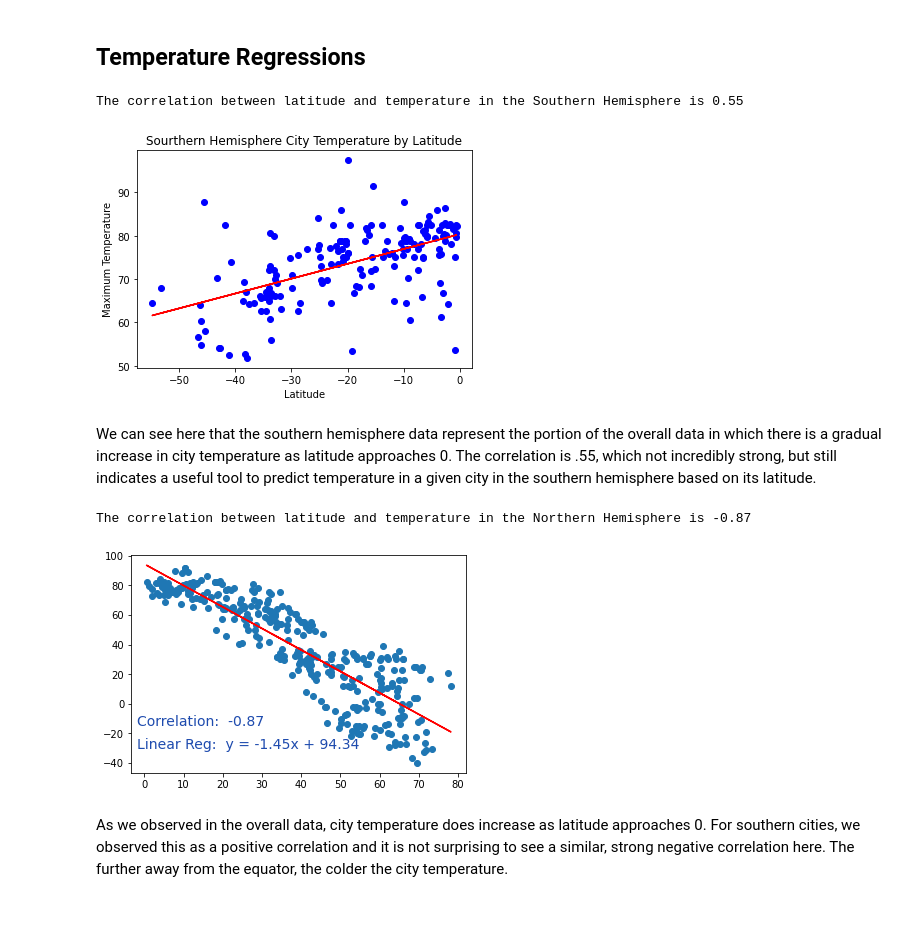
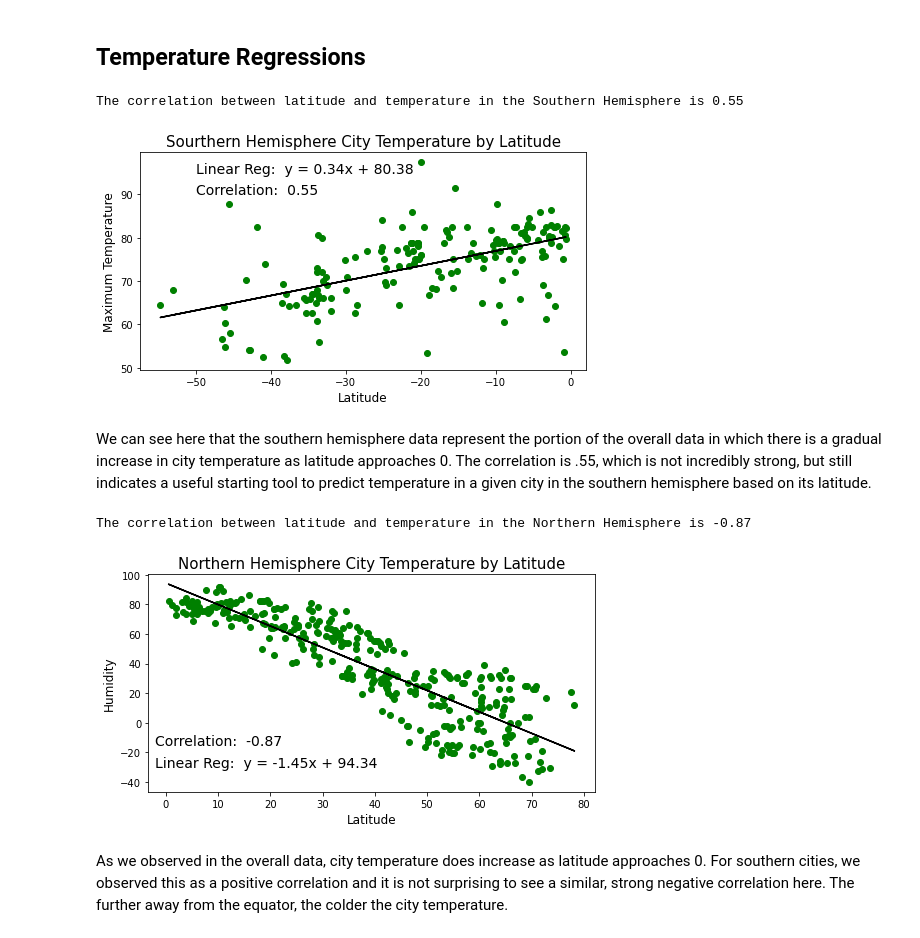
Before and after one commit to mel-c-lowe/Python-API-Challenge, a Jupyter notebook: WeatherPy/WeatherPy.ipynb, the cells around one changed output. Drawn from its saved outputs; the diff is of its cells as text; code cells hidden in the pictures.

```diff
--- a/WeatherPy/WeatherPy.ipynb
+++ b/WeatherPy/WeatherPy.ipynb
@@ -328,39 +327,47 @@ southern_weather
 # %%
 # Let's start with the Southern Hemisphere
 
 # Southern Temp vs Latitude
 south_x = southern_weather["Lat"]
 south_temp = southern_weather["Max Temp"]
 
-plt.plot (south_x, south_temp, "bo")
+plt.figure(figsize=(8, 4))
+
+plt.scatter(south_x, south_temp, color="green")
 
 # Calculate the line of best fit and plot on the graph
 (slope, intercept, rvalue, pvalue, stderr) = linregress(south_x, south_temp)
 regress_values = south_x * slope + intercept
 line_eq = "y = " + str(round(slope,2)) + "x + " + str(round(intercept,2))
 
 # Place the line on the graph and annotate
 correlation = st.pearsonr(south_x, south_temp)
 # Why is this showing so weirdly?
 print(f"The correlation between latitude and temperature in the Southern Hemisphere is {round(correlation[0],2)}")
 
-plt.plot(south_x, regress_values, "r-")
+plt.plot(south_x, regress_values, "k-")
+plt.annotate(f'Correlation:  {round(rvalue, 2)}', (-50,90), fontsize=14, color="black")
+plt.annotate(f'Linear Reg:  {line_eq}', (-50,95), fontsize=14, color="black")
 # plt.annotate(line_eq,(-40,285),fontsize=15,color="green")
 
-plt.ylabel("Maximum Temperature")
-plt.xlabel("Latitude")
-plt.title("Sourthern Hemisphere City Temperature by Latitude")
+plt.ylabel("Maximum Temperature", fontsize=12)
+plt.xlabel("Latitude", fontsize=12)
+plt.title("Sourthern Hemisphere City Temperature by Latitude", fontsize=15)
+plt.tight_layout
 
-plt.show()
+# plt.show()
+plt.savefig("Images/southern_temp.png")
 # %% [output]
 The correlation between latitude and temperature in the Southern Hemisphere is 0.55
-[figure, old version]
+[figure, new version]
 # %% [markdown]
-We can see here that the southern hemisphere data represent the portion of the overall data in which there is a gradual increase in city temperature as latitude approaches 0.  The correlation is .55, which not incredibly strong, but still indicates a useful tool to predict temperature in a given city in the southern hemisphere based on its latitude.
+We can see here that the southern hemisphere data represent the portion of the overall data in which there is a gradual increase in city temperature as latitude approaches 0.  The correlation is .55, which is not incredibly strong, but still indicates a useful starting tool to predict temperature in a given city in the southern hemisphere based on its latitude.
 # %%
 # Northern Temp vs Latitude
 north_x = northern_weather["Lat"]
 north_temp = northern_weather["Max Temp"]
+
+plt.figure(figsize=(8, 4))
 
 correlation = st.pearsonr(north_x, north_temp)
 print(f"The correlation between latitude and temperature in the Northern Hemisphere is {round(correlation[0],2)}")
@@ -369,15 +376,20 @@ print(f"The correlation between latitude and temperature in the Northern Hemisph
 (slope, intercept, rvalue, pvalue, stderr) = linregress(north_x, north_temp)
 regress_values = north_x * slope + intercept
 line_eq = f'y = {str(round(slope,2))}x + {str(round(intercept,2))}'
-plt.scatter(north_x, north_temp)
-plt.plot(north_x, regress_values, "r-")
-plt.annotate(f'Correlation:  {round(rvalue, 2)}', (-2,-15), fontsize=14, color='#1e4bae')
-plt.annotate(f'Linear Reg:  {line_eq}', (-2,-30), fontsize=14, color='#1e4bae')
+plt.scatter(north_x, north_temp, color="green")
+plt.plot(north_x, regress_values, "k-")
+plt.annotate(f'Correlation:  {round(rvalue, 2)}', (-2,-15), fontsize=14, color="black")
+plt.annotate(f'Linear Reg:  {line_eq}', (-2,-30), fontsize=14, color="black")
 
-plt.show()
+plt.ylabel("Humidity", fontsize=12)
+plt.xlabel("Latitude", fontsize=12)
+plt.title("Northern Hemisphere City Temperature by Latitude", fontsize=15)
+
+# plt.show()
+plt.savefig("Images/northern_temp.png")
 # %% [output]
 The correlation between latitude and temperature in the Northern Hemisphere is -0.87
-[figure, old version]
+[figure, new version]
 # %% [markdown]
 As we observed in the overall data, city temperature does increase as latitude approaches 0.  For southern cities, we observed this as a positive correlation and it is not surprising to see a similar, strong negative correlation here.  The further away from the equator, the colder the city temperature.
 # %% [markdown]
```
Also changed, not shown: parts of 17 cells of this notebook, 12 other files.
